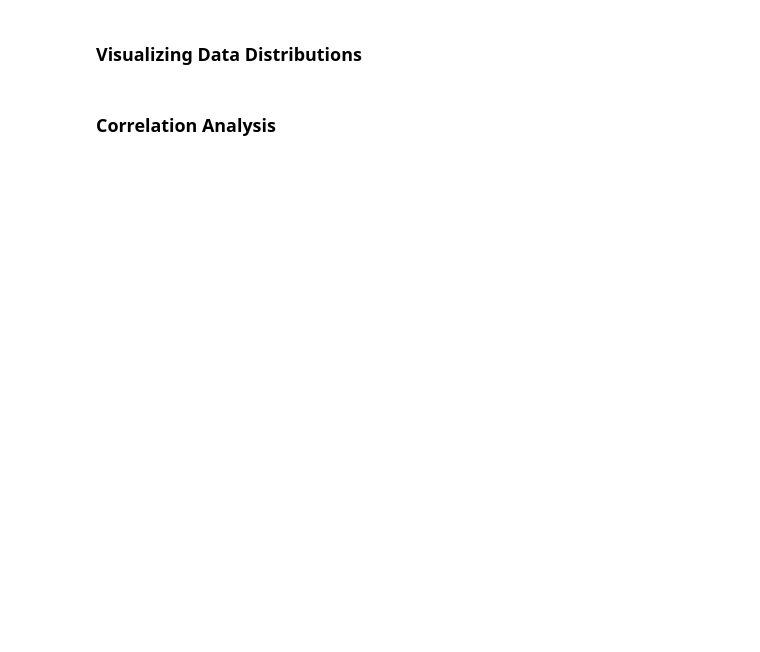
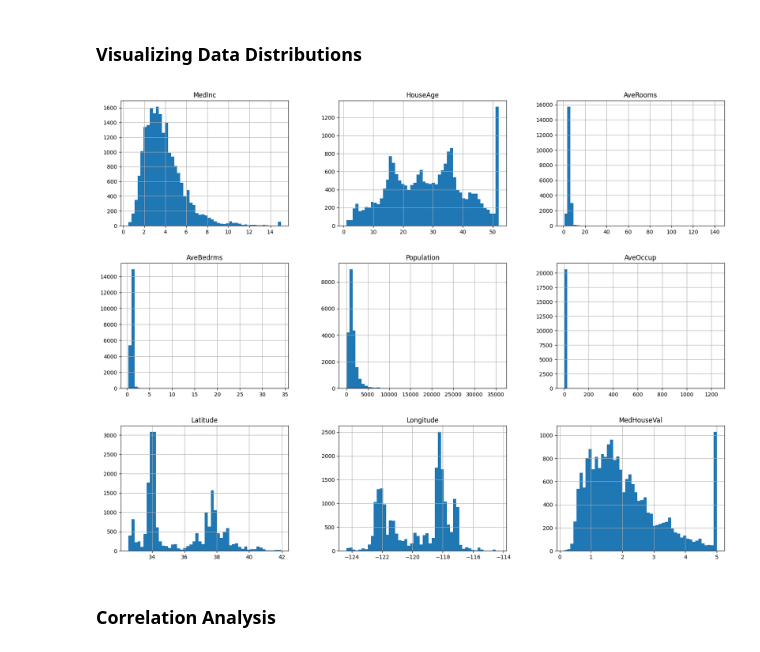
Before and after one commit to amoljadhav27/Training, a Jupyter notebook: multiple_linear_regression.ipynb, the cells around one changed output. Cells and saved outputs as stored; diff of their text form; code cells hidden in the pictures; blank space fills up the shorter version.

Commit message:
Create a Python notebook for multiple linear regression training

```diff
--- a/multiple_linear_regression.ipynb
+++ b/multiple_linear_regression.ipynb
@@ -7,2 +9,17 @@
 # %%
-import pandas as pd\nimport numpy as np\nimport matplotlib.pyplot as plt\nimport seaborn as sns\nfrom sklearn.datasets import fetch_california_housing\nfrom sklearn.model_selection import train_test_split\nfrom sklearn.linear_model import LinearRegression\nfrom sklearn.metrics import mean_squared_error, r2_score, mean_absolute_error\n\n# Load the dataset\nhousing = fetch_california_housing()\ndata = pd.DataFrame(housing.data, columns=housing.feature_names)\ndata['MedHouseVal'] = housing.target\n\nprint("Dataset loaded successfully.")\ndata.head()
+import pandas as pd
+import numpy as np
+import matplotlib.pyplot as plt
+import seaborn as sns
+from sklearn.datasets import fetch_california_housing
+from sklearn.model_selection import train_test_split
+from sklearn.linear_model import LinearRegression
+from sklearn.metrics import mean_squared_error, r2_score, mean_absolute_error
+
+# Load the dataset
+housing = fetch_california_housing()
+data = pd.DataFrame(housing.data, columns=housing.feature_names)
+data['MedHouseVal'] = housing.target
+
+print("Dataset loaded successfully.")
+data.head()
@@ -17,7 +84,11 @@ import pandas as pd\nimport numpy as np\nimport matplotlib.pyplot as plt\nimport
 # %% [markdown]
 ### Visualizing Data Distributions
 # %%
-# Plot histograms for all features\ndata.hist(bins=50, figsize=(20,15))\nplt.show()
+# Plot histograms for all features
+data.hist(bins=50, figsize=(20,15))
+plt.show()
+# %% [output]
+[figure, added]
 # %% [markdown]
 ### Correlation Analysis
 # %%
```
Also changed, not shown: parts of 21 cells of this notebook.
